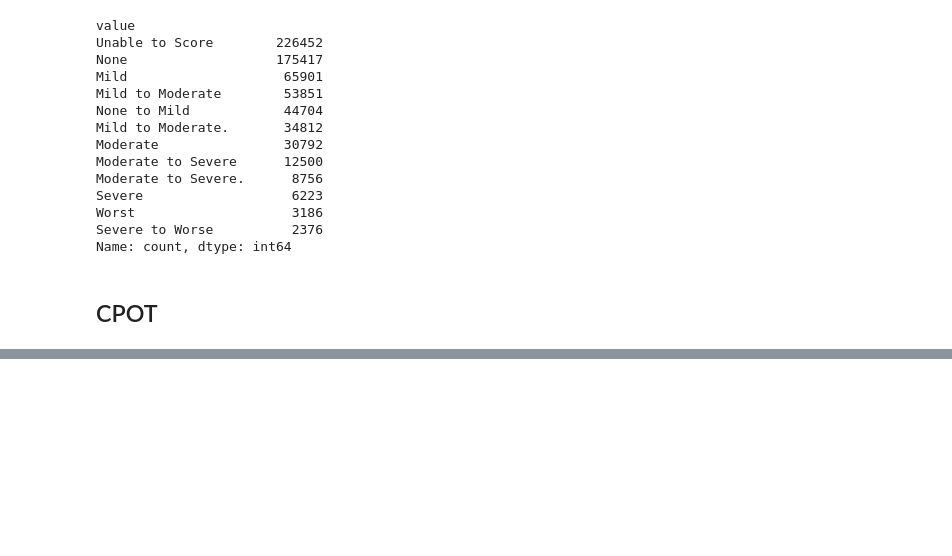
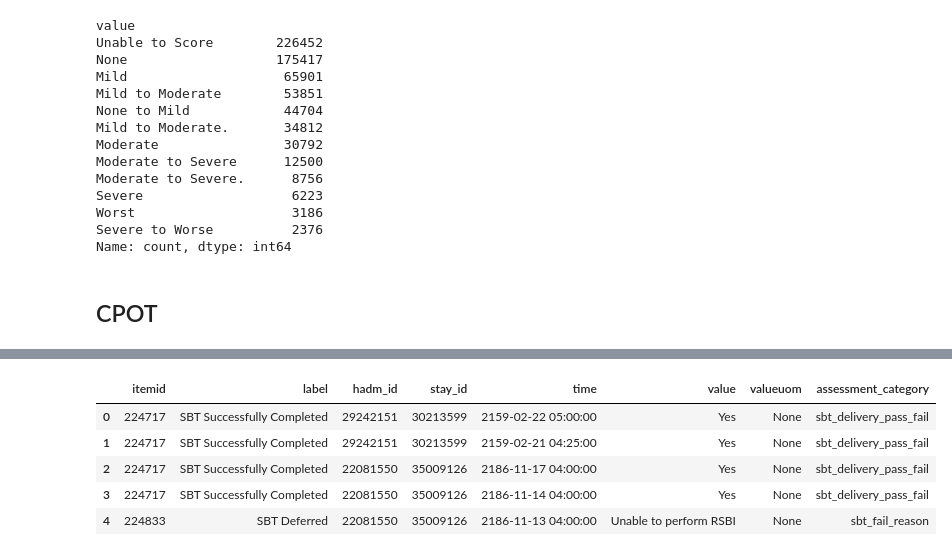
Before and after one commit to oldsandiaz/mimicclif, a Jupyter notebook: notebooks/pa_dev.ipynb, the cells around one changed output, grey strips where cells are left out. Saved outputs shown, nothing was run; the diff lists cells and outputs as text; code cells hidden in the pictures; blank space fills up the shorter version.

```diff
--- a/notebooks/pa_dev.ipynb
+++ b/notebooks/pa_dev.ipynb
@@ -643,0 +754,3 @@ cpot = fetch_mimic_events([229698, 229696, 229691, 229695])
+# %%
+sbt_events = fetch_mimic_events([224717, 224833, 224716])
+sbt_events.head()
@@ -643,0 +787,6 @@ cpot = fetch_mimic_events([229698, 229696, 229691, 229695])
+# %%
+sbt_id_to_category_mapper = {
+    224717: "sbt_delivery_pass_fail",
+    224833: "sbt_fail_reason",
+    224716: "sbt_fail_reason"
+}
@@ -643,0 +795,12 @@ cpot = fetch_mimic_events([229698, 229696, 229691, 229695])
+# %%
+sbt_events_translated = sbt_events.assign(
+    assessment_category = lambda x: x["itemid"].map(sbt_id_to_category_mapper)
+)
+sbt_events_translated.head()
+# %% [output]
+|  | itemid | label | hadm_id | stay_id | time | value | valueuom | assessment_category |
+| 0 | 224717 | SBT Successfully Completed | 29242151 | 30213599 | 2159-02-22 05:00:00 | Yes | None | sbt_delivery_pass_fail |
+| 1 | 224717 | SBT Successfully Completed | 29242151 | 30213599 | 2159-02-21 04:25:00 | Yes | None | sbt_delivery_pass_fail |
+| 2 | 224717 | SBT Successfully Completed | 22081550 | 35009126 | 2186-11-17 04:00:00 | Yes | None | sbt_delivery_pass_fail |
+| 3 | 224717 | SBT Successfully Completed | 22081550 | 35009126 | 2186-11-14 04:00:00 | Yes | None | sbt_delivery_pass_fail |
+| 4 | 224833 | SBT Deferred | 22081550 | 35009126 | 2186-11-13 04:00:00 | Unable to perform RSBI | None | sbt_fail_reason |
```
Also changed, not shown: parts of 20 cells of this notebook, 1 other file.
